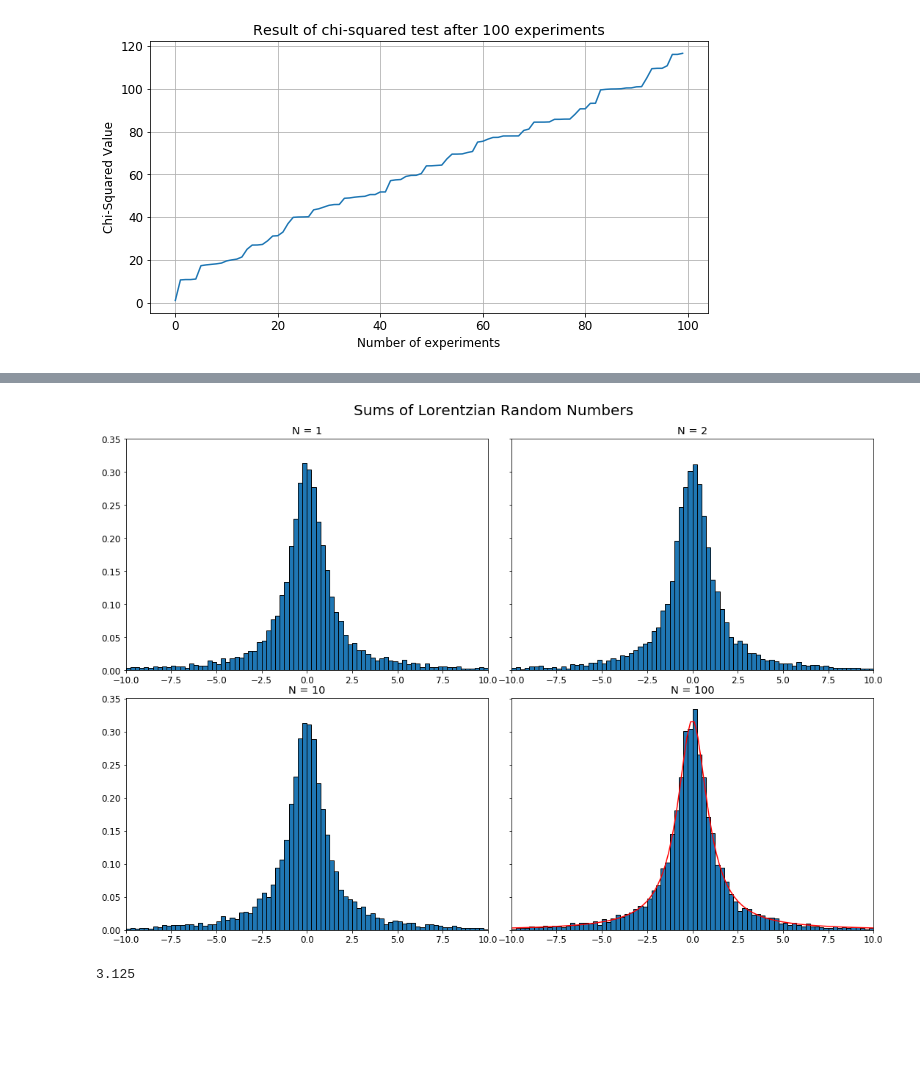
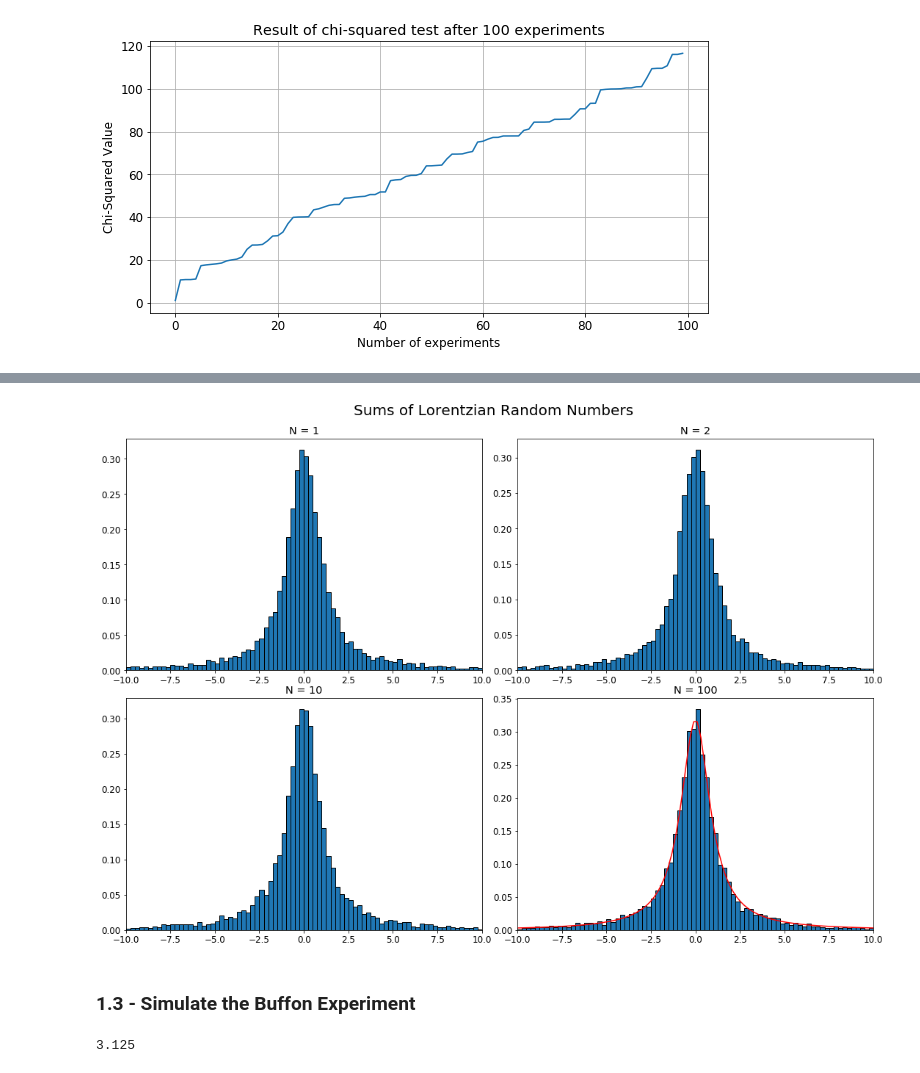
Before and after one commit to edoardodraetta/lsn_esercizi, a Jupyter notebook: esercizio_1/Esercizio_1.ipynb, the cells around one changed output, grey strips where cells are left out. Drawn from its saved outputs; the diff is of its cells as text; code cells hidden in the pictures; blank space fills up the shorter version.

```diff
--- a/esercizio_1/Esercizio_1.ipynb
+++ b/esercizio_1/Esercizio_1.ipynb
@@ -236,40 +248,42 @@ plt.show()
 # %%
-# Lorentzian Distribution, a stable distribution
+# The Cauchy-Lorentz Distribution, a stable distribution
 
-sum_lor_1 = np.clip(sum_distribution(r_lor, 1, M),-25,25)
-sum_lor_2 = np.clip(sum_distribution(r_lor, 2, M),-25,25)
-sum_lor_10 = np.clip(sum_distribution(r_lor, 10, M),-25,25)
-sum_lor_100 = np.clip(sum_distribution(r_lor, 100, M),-25,25)
+sum_lor_1 = np.clip(sum_distribution(r_lor, 1, M), -25, 25)
+sum_lor_2 = np.clip(sum_distribution(r_lor, 2, M), -25, 25)
+sum_lor_10 = np.clip(sum_distribution(r_lor, 10, M), -25, 25)
+sum_lor_100 = np.clip(sum_distribution(r_lor, 100, M), -25, 25)
 
-fig, axes = plt.subplots(2,2, figsize=(15, 10), sharey=True)
-fig.suptitle("Sums of Lorentzian Random Numbers",y=1.04)
+fig, axes = plt.subplots(2, 2, figsize=(15, 10))
+fig.suptitle("Sums of Lorentzian Random Numbers", y=1.04)
 plt.tight_layout()
 
-axes[0,0].hist(sum_lor_1,bins=200, ec='black', density=True)
-axes[0,0].title.set_text("N = 1")
-axes[0,0].set_xlim([-10, 10])
+axes[0, 0].hist(sum_lor_1, bins=200, ec='black', density=True)
+axes[0, 0].title.set_text("N = 1")
+axes[0, 0].set_xlim([-10, 10])
 
-axes[0,1].hist(sum_lor_2,bins=200, ec='black', density=True)
-axes[0,1].title.set_text("N = 2")
-axes[0,1].set_xlim([-10, 10])
+axes[0, 1].hist(sum_lor_2, bins=200, ec='black', density=True)
+axes[0, 1].title.set_text("N = 2")
+axes[0, 1].set_xlim([-10, 10])
 
-axes[1,0].hist(sum_lor_10,bins=200, ec='black', density=True)
-axes[1,0].title.set_text("N = 10")
-axes[1,0].set_xlim([-10, 10])
+axes[1, 0].hist(sum_lor_10, bins=200, ec='black', density=True)
+axes[1, 0].title.set_text("N = 10")
+axes[1, 0].set_xlim([-10, 10])
 
-axes[1,1].hist(sum_lor_100,bins=200, ec='black', density=True)
-axes[1,1].title.set_text("N = 100")
-axes[1,1].set_xlim([-10, 10])
+axes[1, 1].hist(sum_lor_100, bins=200, ec='black', density=True)
+axes[1, 1].title.set_text("N = 100")
+axes[1, 1].set_xlim([-10, 10])
 
 # Is this a true fit? I'm not using any parameters...
 
 x = np.linspace(-10, 10, 100)
 cauchy_fit = cauchy.pdf(x)
-axes[1,1].plot(x, cauchy_fit, color='red')
+axes[1, 1].plot(x, cauchy_fit, color='red')
 
 plt.show()
 # %% [output]
-[figure, old version]
+[figure, new version]
+# %% [markdown]
+### 1.3 - Simulate the Buffon Experiment
 # %%
 # Buffon Experiment -- Functions
 
```
Also changed, not shown: parts of 17 cells of this notebook.
